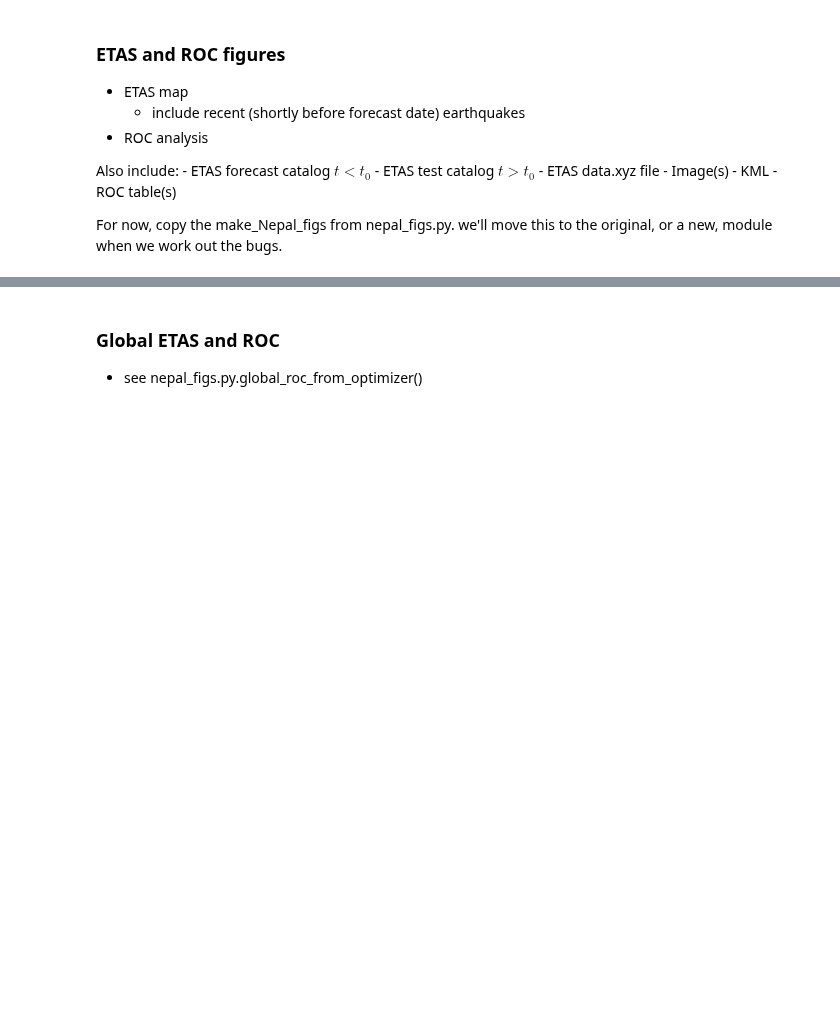
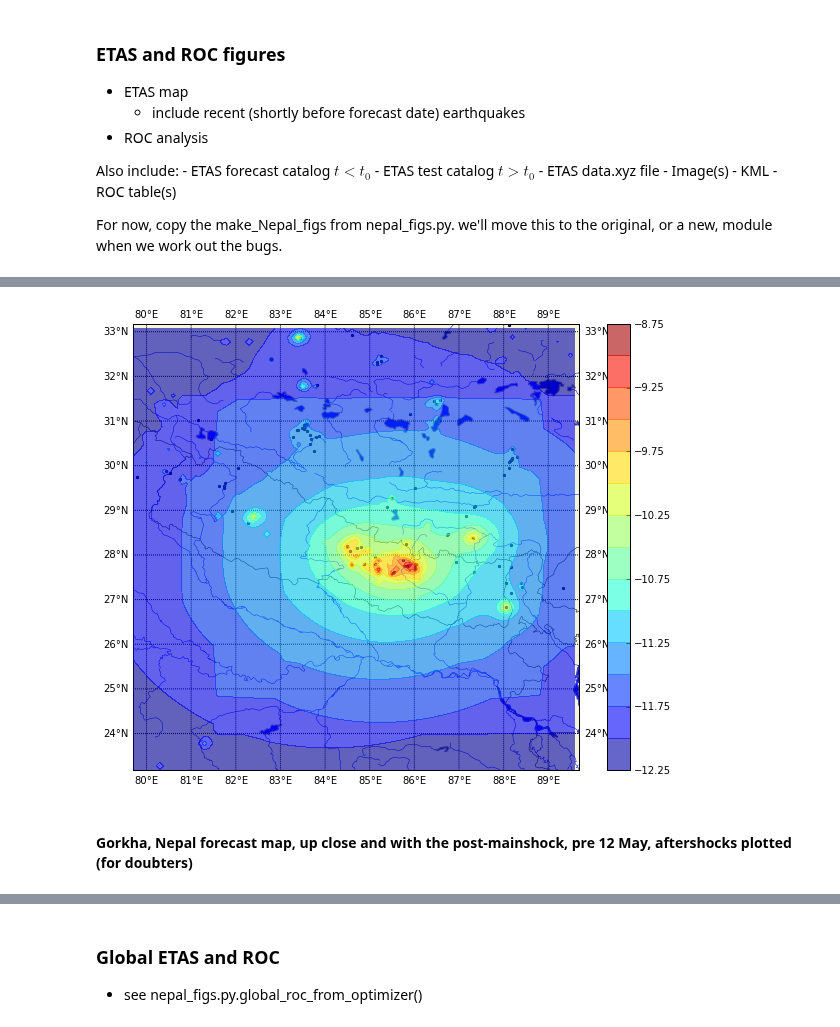
Before and after one commit to markyoder/globalETAS, a Jupyter notebook: global_etas_figs_revision.ipynb, the cells around one changed output, grey strips where cells are left out. Drawn from its saved outputs; the diff is of its cells as text; code cells hidden in the pictures; blank space fills up the shorter version.

```diff
--- a/global_etas_figs_revision.ipynb
+++ b/global_etas_figs_revision.ipynb
@@ -135,10 +179,18 @@ nepal_etas_test.make_etas()
 # %%
 fg = plt.figure(1, figsize=(10,8))
 plt.clf()
-cm_fc = nepal_etas_fc.make_etas_contour_map(fignum=1, fig_size=(10,8))
+lons_map = None
+lats_map = None
+#lons_map = [84., 87.]
+#lats_map = [27., 29.]
+cm_fc = nepal_etas_fc.make_etas_contour_map(fignum=1, fig_size=(10,8), lons_map=lons_map,lats_map=lats_map)
 cm_fc.scatter(*zip(*[[rw['lon'], rw['lat']] for rw in nepal_etas_fc.catalog if rw['mag']>5.]), marker='.',latlon=True )
 # ... not the way to do this...
 #ax=plt.gca()
 #ax.set_xlim([83.,88.])
 #ax.set_ylim([27., 29.5])
 fg.savefig(os.path.join(revisions_data, 'nepal_fc_etas_contours.png'))
+# %% [output]
+[figure, added]
+# %% [markdown]
+#### Gorkha, Nepal forecast map, up close and with the post-mainshock, pre 12 May, aftershocks plotted (for doubters)
```
Also changed, not shown: parts of 13 cells of this notebook, 3 other files.
